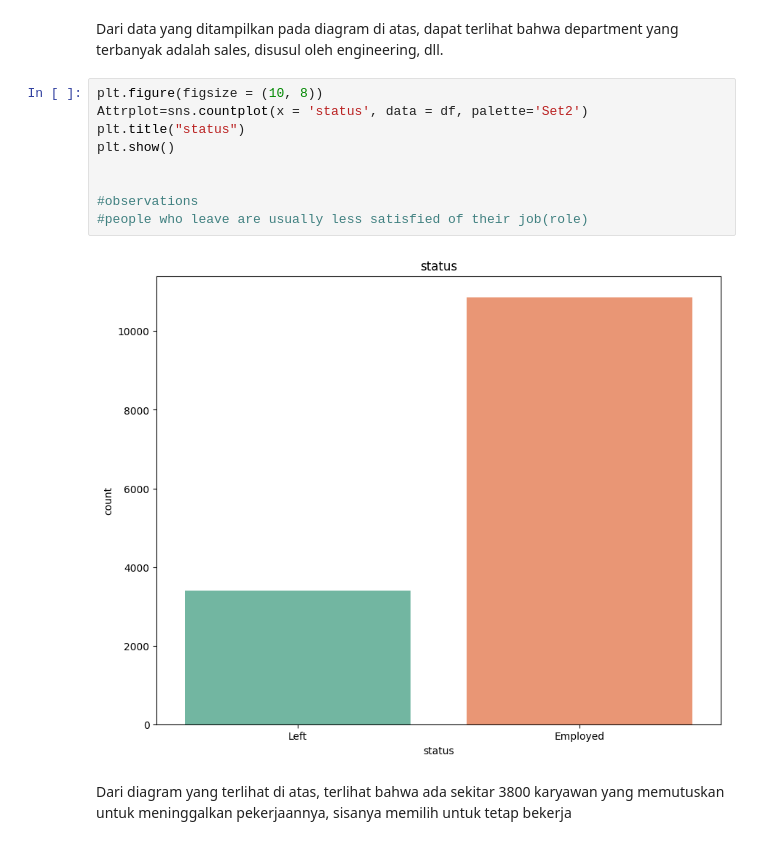
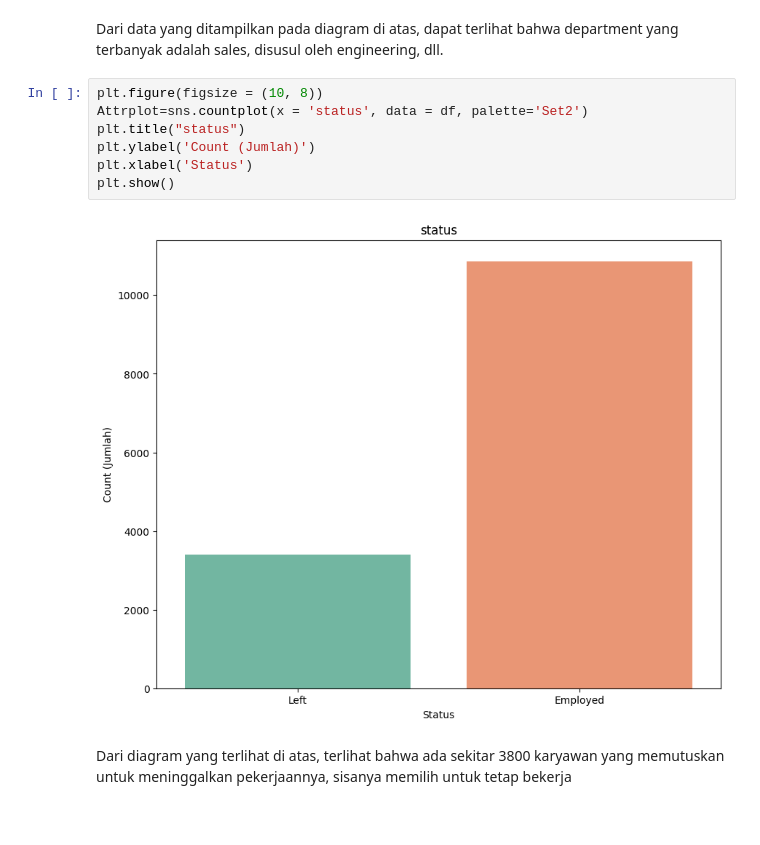
Before and after one commit to riskykrnawan/Praktikum_KB, a Jupyter notebook: Posttest_KB_3/posttest3.ipynb, the cells around one changed output. Cells and saved outputs as stored; diff of their text form.

```diff
--- a/Posttest_KB_3/posttest3.ipynb
+++ b/Posttest_KB_3/posttest3.ipynb
@@ -34,14 +34,12 @@ Dari data yang ditampilkan pada diagram di atas, dapat terlihat bahwa department
 # %%
 plt.figure(figsize = (10, 8))
 Attrplot=sns.countplot(x = 'status', data = df, palette='Set2')
 plt.title("status")
+plt.ylabel('Count (Jumlah)')
+plt.xlabel('Status')
 plt.show()
-
-
-#observations
-#people who leave are usually less satisfied of their job(role)
 # %% [output]
-[figure, old version]
+[figure, new version]
 # %% [markdown]
 Dari diagram yang terlihat di atas, terlihat bahwa ada sekitar 3800 karyawan yang memutuskan untuk meninggalkan pekerjaannya, sisanya memilih untuk tetap bekerja
 # %%
```
Also changed, not shown: parts of 5 cells of this notebook.
